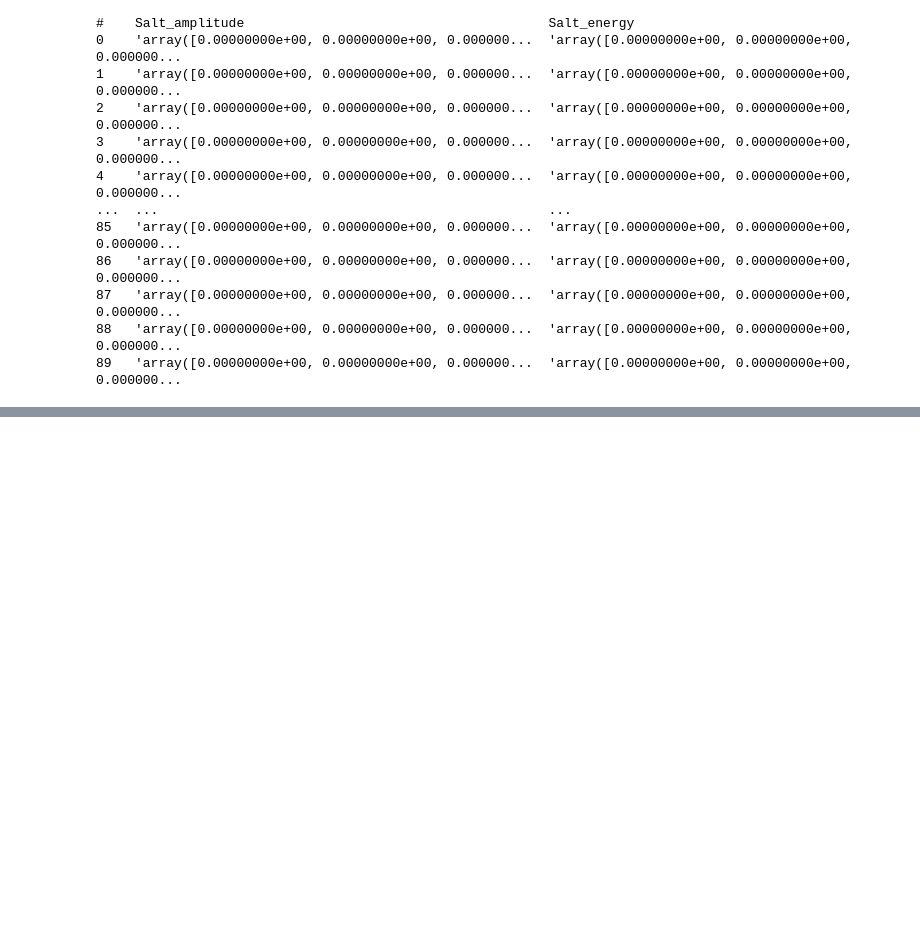
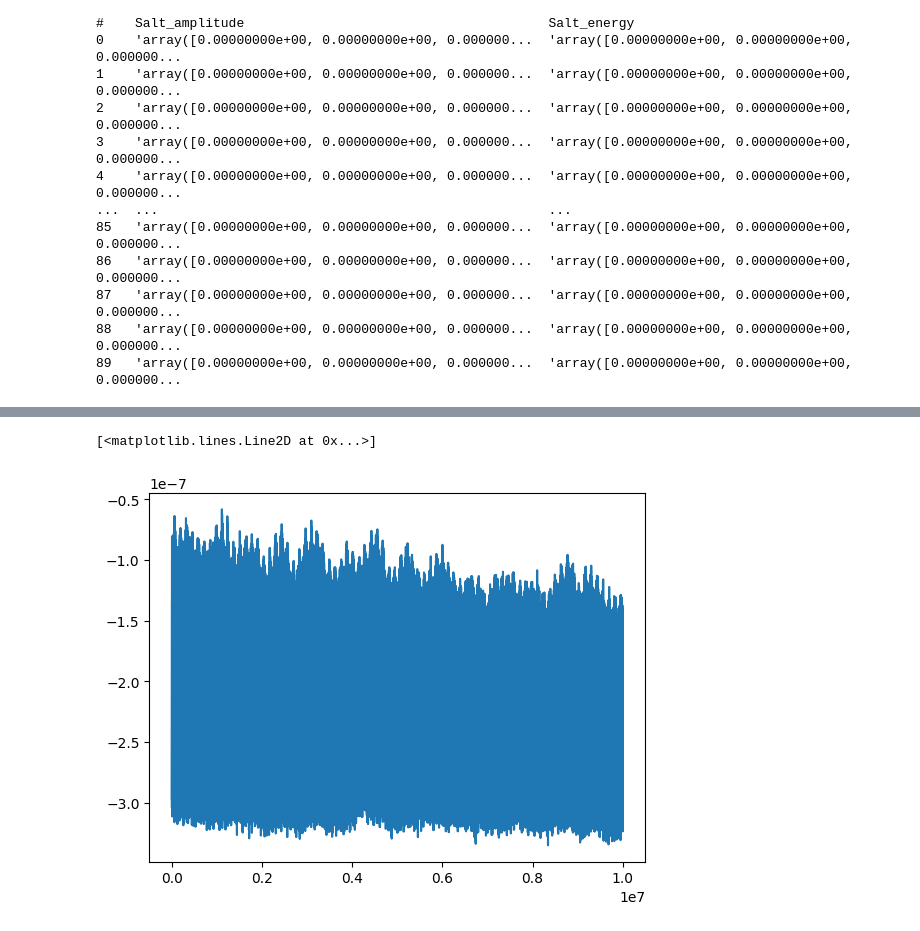
Before and after one commit to spice-herald/detprocess, a Jupyter notebook: examples/salting.ipynb, the cells around one changed output, grey strips where cells are left out. Drawn from its saved outputs; the diff is of its cells as text; code cells hidden in the pictures; blank space fills up the shorter version.

```diff
--- a/examples/salting.ipynb
+++ b/examples/salting.ipynb
@@ -413,0 +437,9 @@ array([-3.13432527e-07, -3.09182191e-07, -3.22433209e-07, ...,
+# %%
+fs = 1.25e6
+dt = 1/fs
+bins = np.asarray(list(range(int(1.25e7))))*dt*1e6
+plt.plot(bins,mtraces[19][0])
+#plt.xlim(0,1e3)
+# %% [output]
+[<matplotlib.lines.Line2D at 0x...>]
+[figure, added]
```
Also changed, not shown: parts of 13 cells of this notebook, 1 other file.
